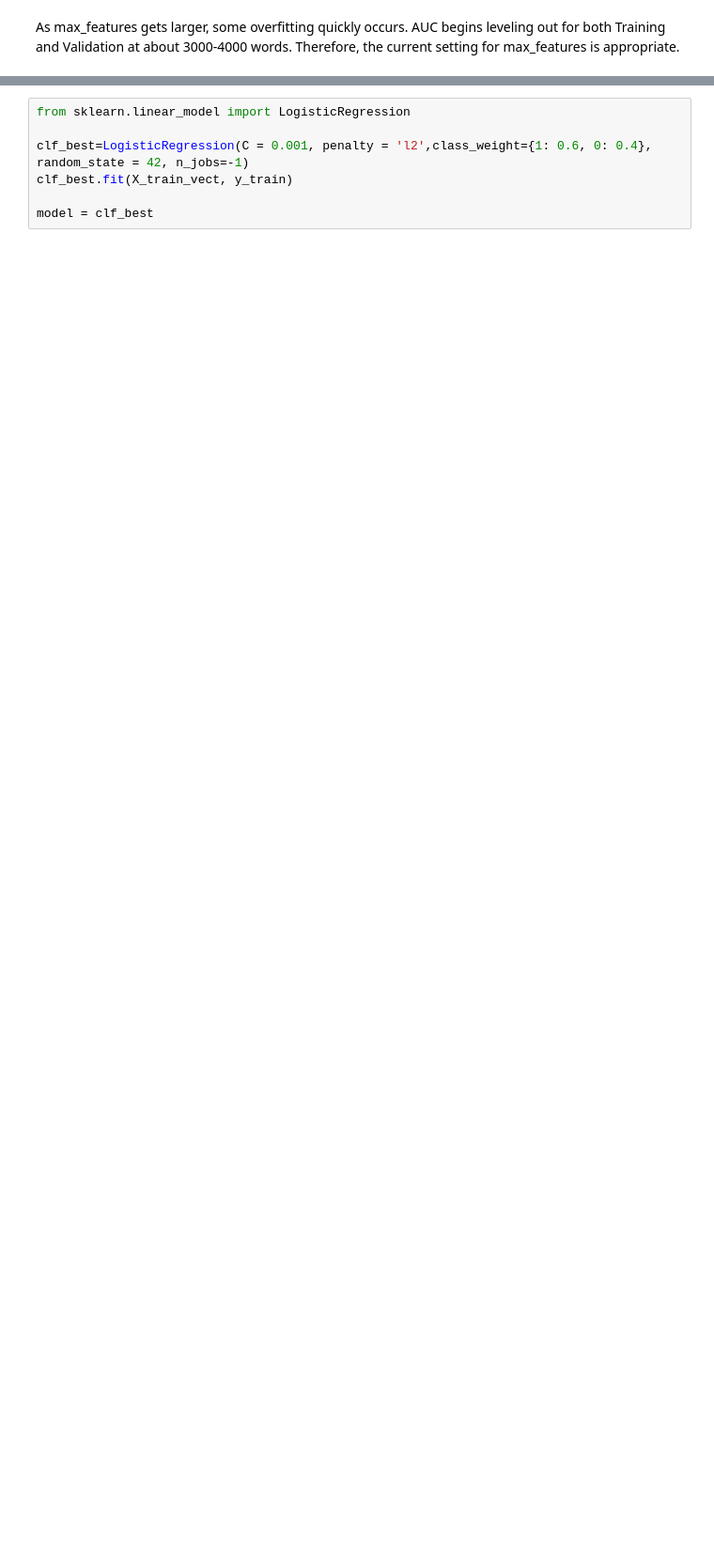
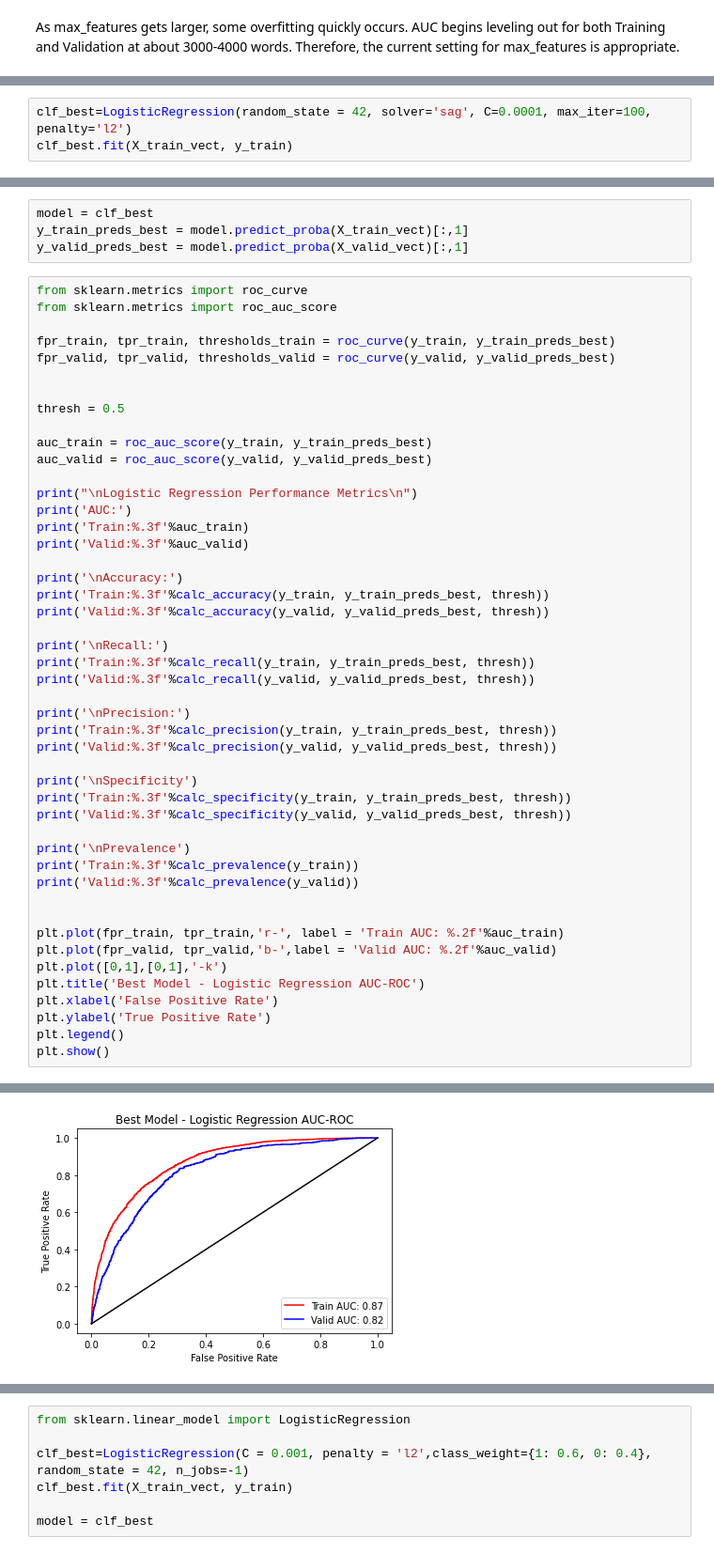
Before and after one commit to carashri/Predicting-ICU-Mortality, a Jupyter notebook: Step_2_Text_Pre-processing_(Bag_of_Words) and Machine Learning.ipynb, the cells around one changed output, grey strips where cells are left out. Shown at 94% size. Saved outputs shown, nothing was run; the diff lists cells and outputs as text; blank space fills up the shorter version.

```diff
--- a/Step_2_Text_Pre-processing_(Bag_of_Words) and Machine Learning.ipynb
+++ b/Step_2_Text_Pre-processing_(Bag_of_Words) and Machine Learning.ipynb
@@ -1075,0 +1013,3 @@ Please also refer to the documentation for alternative solver options:
+# %%
+clf_best=LogisticRegression(random_state = 42, solver='sag', C=0.0001, max_iter=100, penalty='l2')
+clf_best.fit(X_train_vect, y_train)
@@ -1075,0 +1018,52 @@ Please also refer to the documentation for alternative solver options:
+# %%
+model = clf_best
+y_train_preds_best = model.predict_proba(X_train_vect)[:,1]
+y_valid_preds_best = model.predict_proba(X_valid_vect)[:,1]
+# %%
+from sklearn.metrics import roc_curve
+from sklearn.metrics import roc_auc_score
+
+fpr_train, tpr_train, thresholds_train = roc_curve(y_train, y_train_preds_best)
+fpr_valid, tpr_valid, thresholds_valid = roc_curve(y_valid, y_valid_preds_best)
+
+
+thresh = 0.5
+
+auc_train = roc_auc_score(y_train, y_train_preds_best)
+auc_valid = roc_auc_score(y_valid, y_valid_preds_best)
+
+print("\nLogistic Regression Performance Metrics\n")
+print('AUC:')
+print('Train:%.3f'%auc_train)
+print('Valid:%.3f'%auc_valid)
+
+print('\nAccuracy:')
+print('Train:%.3f'%calc_accuracy(y_train, y_train_preds_best, thresh))
+print('Valid:%.3f'%calc_accuracy(y_valid, y_valid_preds_best, thresh))
+
+print('\nRecall:')
+print('Train:%.3f'%calc_recall(y_train, y_train_preds_best, thresh))
+print('Valid:%.3f'%calc_recall(y_valid, y_valid_preds_best, thresh))
+
+print('\nPrecision:')
+print('Train:%.3f'%calc_precision(y_train, y_train_preds_best, thresh))
+print('Valid:%.3f'%calc_precision(y_valid, y_valid_preds_best, thresh))
+
+print('\nSpecificity')
+print('Train:%.3f'%calc_specificity(y_train, y_train_preds_best, thresh))
+print('Valid:%.3f'%calc_specificity(y_valid, y_valid_preds_best, thresh))
+
+print('\nPrevalence')
+print('Train:%.3f'%calc_prevalence(y_train))
+print('Valid:%.3f'%calc_prevalence(y_valid))
+
+
+plt.plot(fpr_train, tpr_train,'r-', label = 'Train AUC: %.2f'%auc_train)
+plt.plot(fpr_valid, tpr_valid,'b-',label = 'Valid AUC: %.2f'%auc_valid)
+plt.plot([0,1],[0,1],'-k')
+plt.title('Best Model - Logistic Regression AUC-ROC')
+plt.xlabel('False Positive Rate')
+plt.ylabel('True Positive Rate')
+plt.legend()
+plt.show()
+# %% [output]
@@ -1076,3 +1087,4 @@ Please also refer to the documentation for alternative solver options:
+[figure, added]
 # %%
 from sklearn.metrics import classification_report, confusion_matrix
 
```
Also changed, not shown: parts of 33 cells of this notebook.
